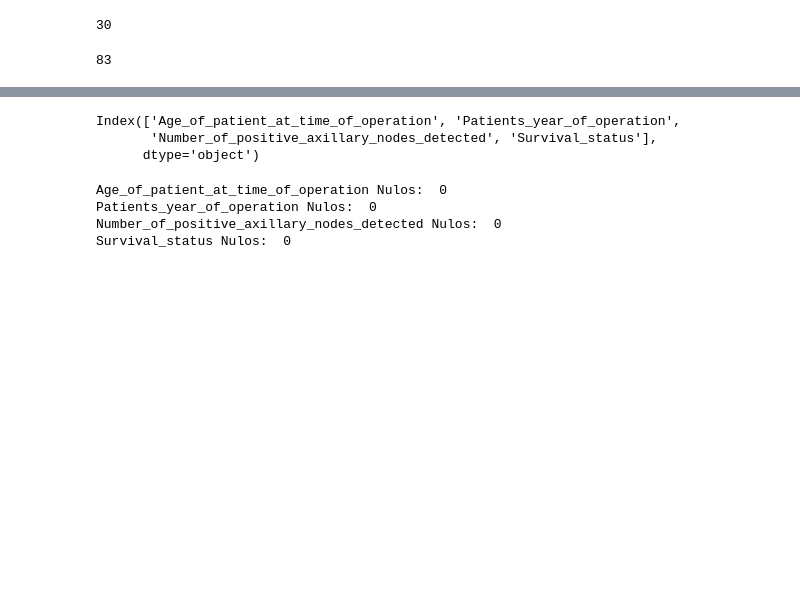
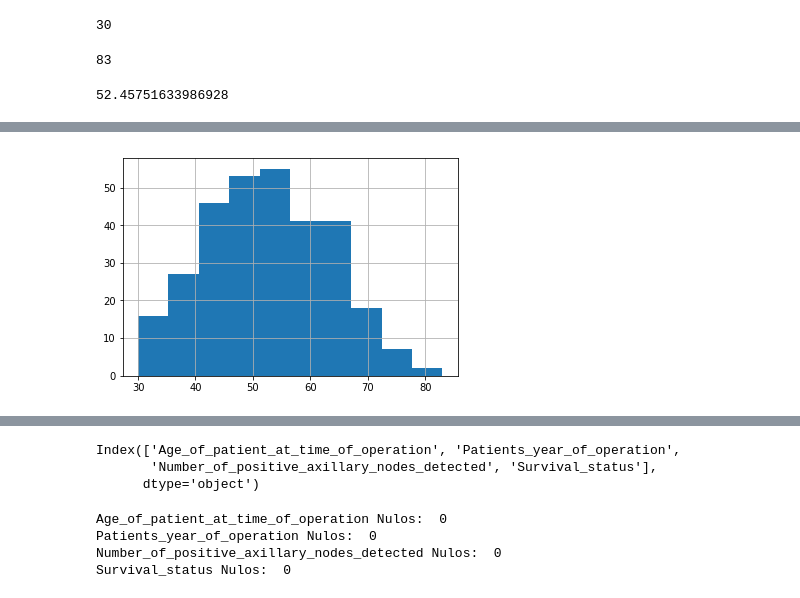
Before and after one commit to MatheusPereiraBarros/TESI2Avaliacao02, a Jupyter notebook: ML_Haberman_testes.ipynb, the cells around one changed output, grey strips where cells are left out. Saved outputs shown, nothing was run; the diff lists cells and outputs as text; code cells hidden in the pictures; blank space fills up the shorter version.

```diff
--- a/ML_Haberman_testes.ipynb
+++ b/ML_Haberman_testes.ipynb
@@ -97,8 +131,19 @@ df['Age_of_patient_at_time_of_operation'].min()
 df['Age_of_patient_at_time_of_operation'].max()
 # %% [output]
 83
+# %%
+# Exibindo a media das idades
+df['Age_of_patient_at_time_of_operation'].mean()
+# %% [output]
+52.45751633986928
 # %%
 # Exibindo idades nulas
 df[df['Age_of_patient_at_time_of_operation'].isnull()]
 # %% [output]
 |  | Age_of_patient_at_time_of_operation | Patients_year_of_operation | Number_of_positive_axillary_nodes... | Survival_status |
+# %%
+# Histograma das idades dos pacientes
+df['Age_of_patient_at_time_of_operation'].hist()
+plt.show()
+# %% [output]
+[figure, added]
```
Also changed, not shown: parts of 24 cells of this notebook.
